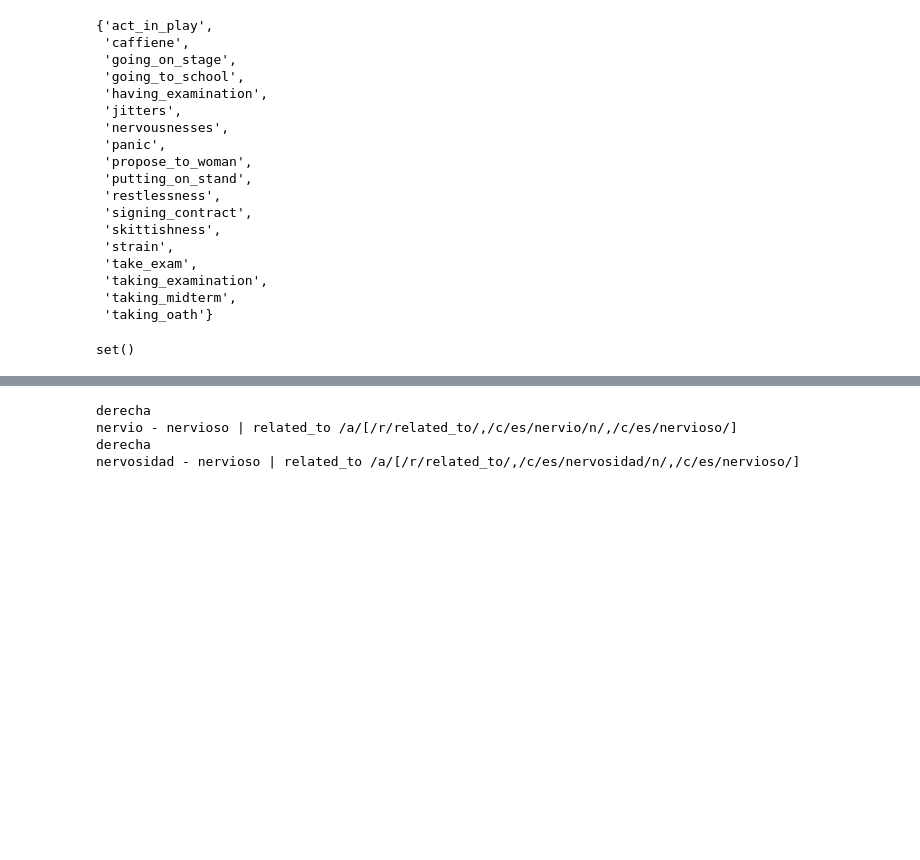
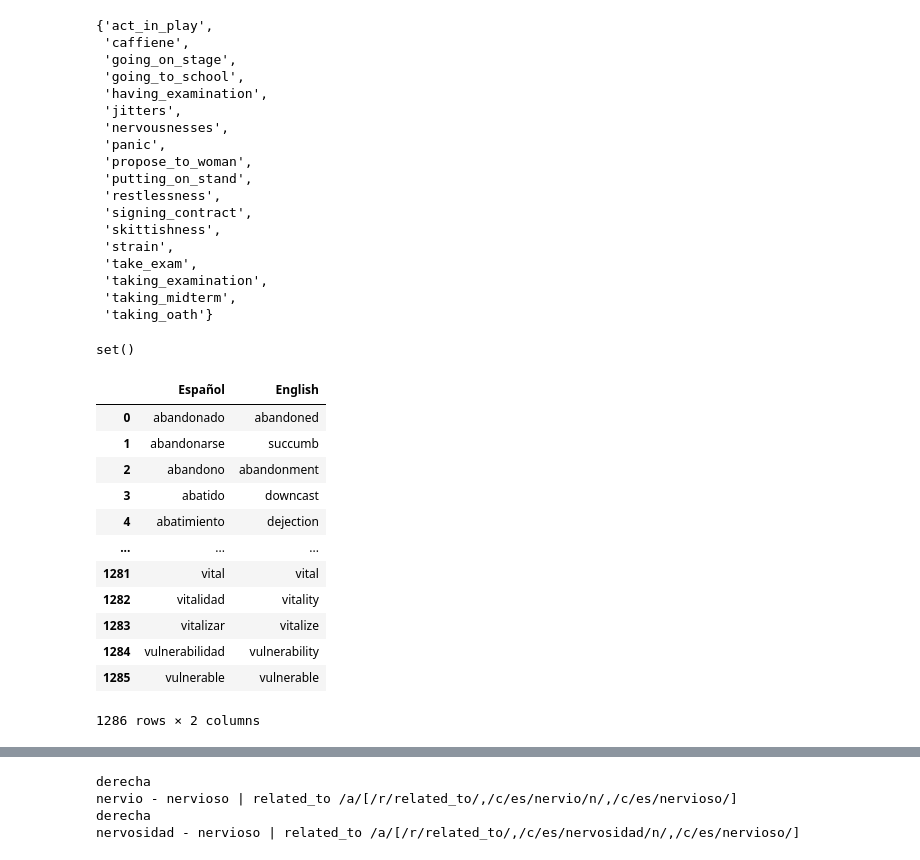
Before and after one commit to matogperez/Proyecto_de_maestr-a, a Jupyter notebook: Wordnet/ConceptNet_prueba_Espaniol.ipynb, the cells around one changed output, grey strips where cells are left out. Drawn from its saved outputs; the diff is of its cells as text; code cells hidden in the pictures; blank space fills up the shorter version.

```diff
--- a/Wordnet/ConceptNet_prueba_Espaniol.ipynb
+++ b/Wordnet/ConceptNet_prueba_Espaniol.ipynb
@@ -97,6 +157,25 @@ esp
 gen.intersection(esp)
 # %% [output]
 set()
+# %%
+with open('palabras_espaniol_ingles_1palabra.csv') as f:
+    df = pd.read_csv(f)
+# %%
+df
+# %% [output]
+|  | Español | English |
+| 0 | abandonado | abandoned |
+| 1 | abandonarse | succumb |
+| 2 | abandono | abandonment |
+| 3 | abatido | downcast |
+| 4 | abatimiento | dejection |
+| ... | ... | ... |
+| 1281 | vital | vital |
+| 1282 | vitalidad | vitality |
+| 1283 | vitalizar | vitalize |
+| 1284 | vulnerabilidad | vulnerability |
+| 1285 | vulnerable | vulnerable |
+1286 rows × 2 columns
 # %%
 def relacion_word(w):
     try:
```
Also changed, not shown: parts of 13 cells of this notebook, 2 other files.
